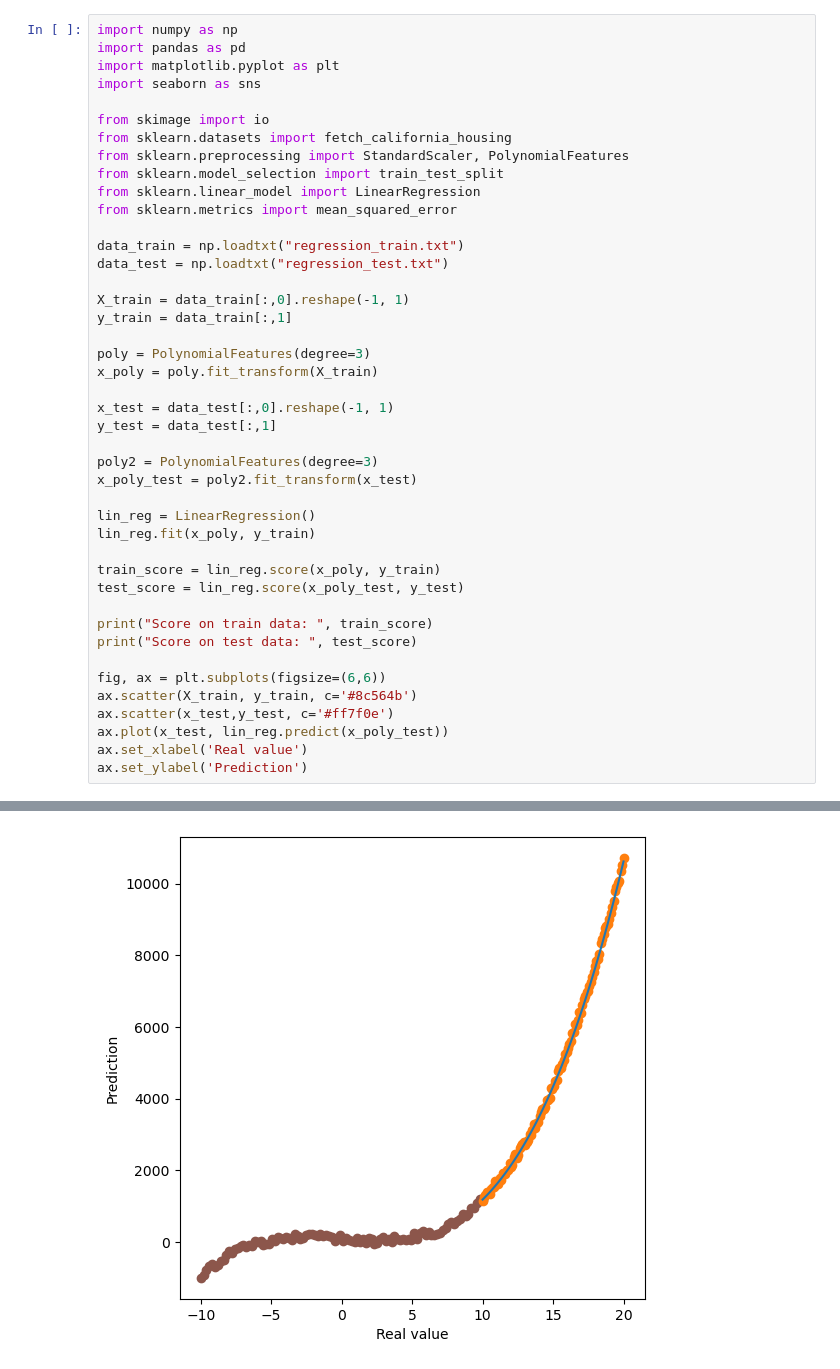
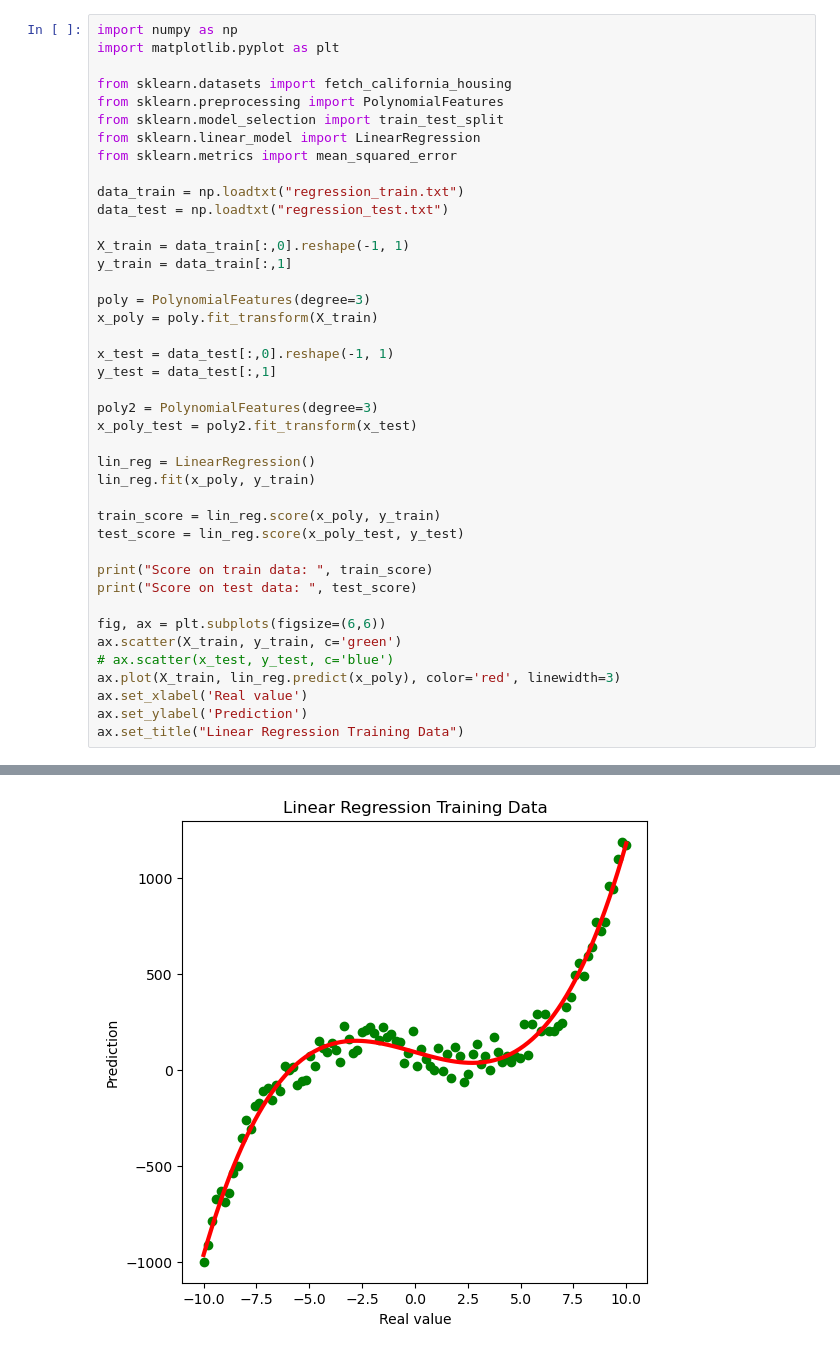
Before and after one commit to jtrenchovski/ML_CW, a Jupyter notebook: lin_reg.ipynb, the cells around one changed output, grey strips where cells are left out. Cells and saved outputs as stored; diff of their text form.

```diff
--- a/lin_reg.ipynb
+++ b/lin_reg.ipynb
@@ -1,12 +1,9 @@
 # %%
 import numpy as np
-import pandas as pd
 import matplotlib.pyplot as plt
-import seaborn as sns
 
-from skimage import io
 from sklearn.datasets import fetch_california_housing
-from sklearn.preprocessing import StandardScaler, PolynomialFeatures
+from sklearn.preprocessing import PolynomialFeatures
 from sklearn.model_selection import train_test_split
 from sklearn.linear_model import LinearRegression
 from sklearn.metrics import mean_squared_error
@@ -36,11 +33,12 @@ print("Score on train data: ", train_score)
 print("Score on test data: ", test_score)
 
 fig, ax = plt.subplots(figsize=(6,6))
-ax.scatter(X_train, y_train, c='#8c564b')
-ax.scatter(x_test,y_test, c='#ff7f0e')
-ax.plot(x_test, lin_reg.predict(x_poly_test))
+ax.scatter(X_train, y_train, c='green')
+# ax.scatter(x_test, y_test, c='blue')
+ax.plot(X_train, lin_reg.predict(x_poly), color='red', linewidth=3)
 ax.set_xlabel('Real value')
 ax.set_ylabel('Prediction')
+ax.set_title("Linear Regression Training Data")
 # %% [output]
 Score on train data:  0.9747715904713585
 Score on test data:  0.9992661604228017
@@ -48 +46 @@ Text(0, 0.5, 'Prediction')
-[figure, old version]
+[figure, new version]
```
Also changed, not shown: parts of 1 cell of this notebook, 11 other files.
